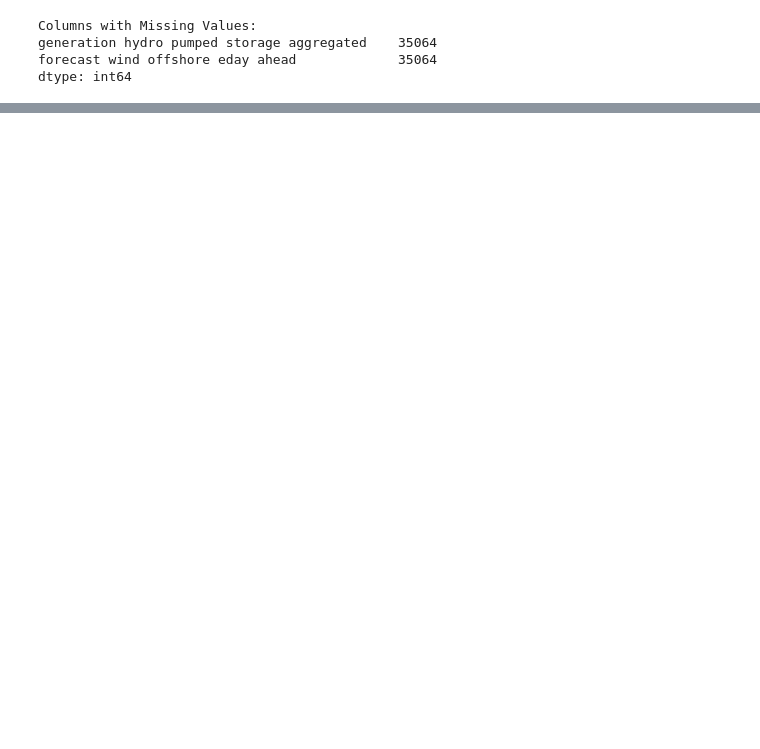
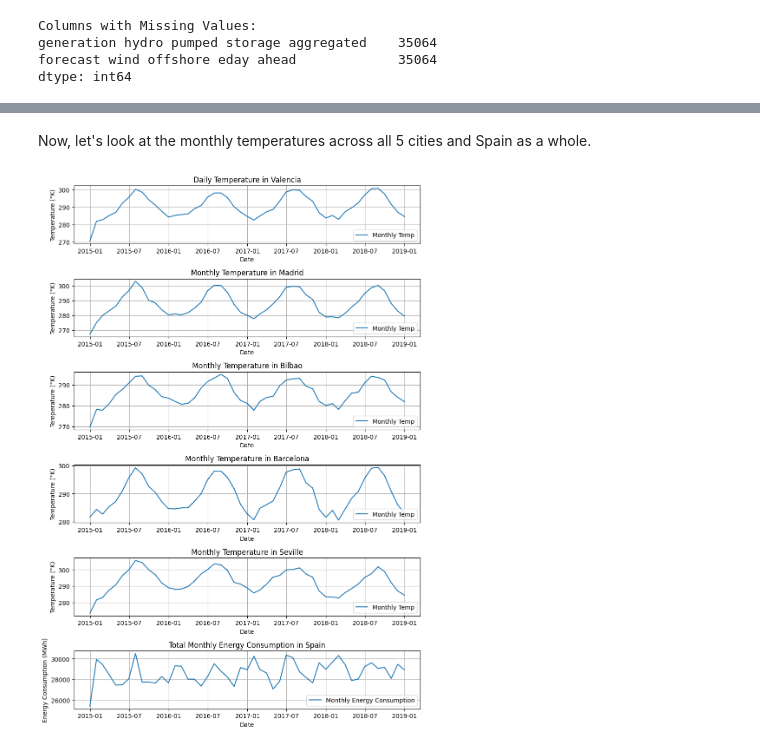
Before and after one commit to mkatiatran/Predicting-Energy-Cost-in-Spain, a Jupyter notebook: Final_Project.ipynb, the cells around one changed output, grey strips where cells are left out. Drawn from its saved outputs; the diff is of its cells as text; code cells hidden in the pictures; blank space fills up the shorter version.

```diff
--- a/Final_Project.ipynb
+++ b/Final_Project.ipynb
@@ -558,0 +668,61 @@ dtype: int64
+# %% [markdown]
+Now, let's look at the monthly temperatures across all 5 cities and Spain as a whole.
+# %%
+# Create a single figure with three subplots
+fig, axs = plt.subplots(6, 1, figsize=(9, 13))
+
+# Monthly Valencia Temperature
+axs[0].plot(monthly_df.index, monthly_df['temp_valencia'], label='Monthly Temp')
+axs[0].set_title('Daily Temperature in Valencia')
+axs[0].set_xlabel('Date')
+axs[0].set_ylabel('Temperature (°K)')
+axs[0].grid()
+axs[0].legend()
+
+# Monthly Madrid Temperature
+axs[1].plot(monthly_df.index, monthly_df['temp_madrid'], label='Monthly Temp')
+axs[1].set_title('Monthly Temperature in Madrid')
+axs[1].set_xlabel('Date')
+axs[1].set_ylabel('Temperature (°K)')
+axs[1].grid()
+axs[1].legend()
+
+# Monthly Bilbao Temperature
+axs[2].plot(monthly_df.index, monthly_df['temp_bilbao'], label='Monthly Temp')
+axs[2].set_title('Monthly Temperature in Bilbao')
+axs[2].set_xlabel('Date')
+axs[2].set_ylabel('Temperature (°K)')
+axs[2].grid()
+axs[2].legend()
+
+# Monthly Barcelona Temperature
+axs[3].plot(monthly_df.index, monthly_df['temp_barcelona'], label='Monthly Temp')
+axs[3].set_title('Monthly Temperature in Barcelona')
+axs[3].set_xlabel('Date')
+axs[3].set_ylabel('Temperature (°K)')
+axs[3].grid()
+axs[3].legend()
+
+# Monthly Seville Temperature
+axs[4].plot(monthly_df.index, monthly_df['temp_seville'], label='Monthly Temp')
+axs[4].set_title('Monthly Temperature in Seville')
+axs[4].set_xlabel('Date')
+axs[4].set_ylabel('Temperature (°K)')
+axs[4].grid()
+axs[4].legend()
+
+# Monthly Total Energy Consumption of all of Spain
+axs[5].plot(monthly_df.index, monthly_df['total load actual'], label='Monthly Energy Consumption')
+axs[5].set_title('Total Monthly Energy Consumption in Spain')
+axs[5].set_xlabel('Date')
+axs[5].set_ylabel('Energy Consumption (MWh)')
+axs[5].grid()
+axs[5].legend()
+
+# Adjust spacing between subplots
+plt.tight_layout()
+
+# Show the conglomerated plot
+plt.show()
+# %% [output]
+[figure, added]
```
Also changed, not shown: parts of 45 cells of this notebook.
